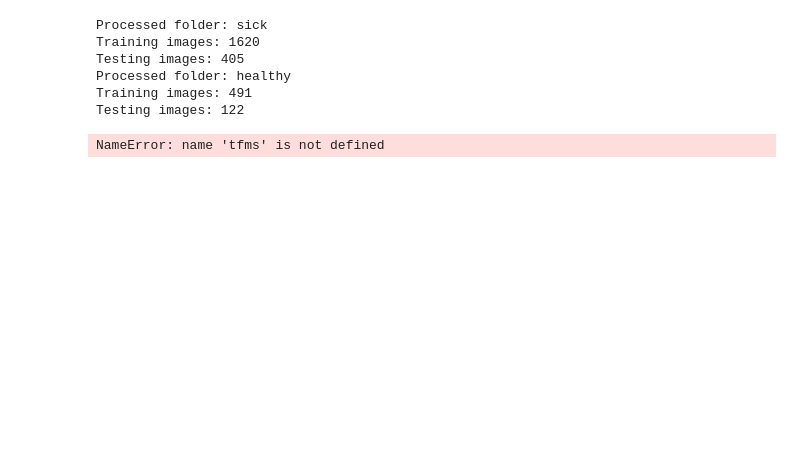
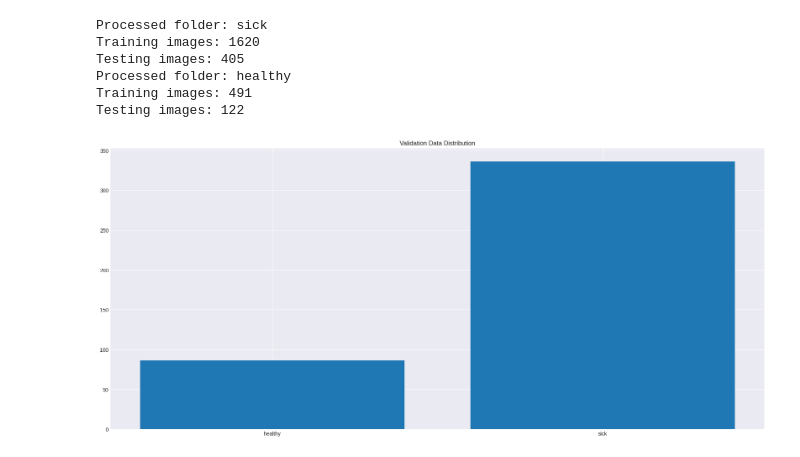
Before and after one commit to Stephaaniee/ProjectWork, a Jupyter notebook: Data_Fast_AI.ipynb, the cells around one changed output. Saved outputs shown, nothing was run; the diff lists cells and outputs as text; code cells hidden in the pictures; blank space fills up the shorter version.

```diff
--- a/Data_Fast_AI.ipynb
+++ b/Data_Fast_AI.ipynb
@@ -101,8 +128,41 @@ Processed folder: healthy
 Training images: 491
 Testing images: 122
 # %%
-# build fast data set loaders
-np.random.seed(42)
-data = ImageDataLoaders.from_folder(path, ds_tfms=tfms, size=24)
+# # build fast data set loaders
+# np.random.seed(42)
+# data = ImageDataLoaders.from_folder(path, ds_tfms=tfms, size=24)
-# %% [output]
-NameError: name 'tfms' is not defined
+# %%
+#REFERENCE: https://medium.com/@qasimr.1097/journeying-through-fastai-building-an-image-classifier-using-kaggle-data-9bc5762fe676
+
+# defining the path to our training images
+train_folder = "/content/drive/MyDrive/train_folder"
+# creating a pipeline for data assembly using fast.ai DataBlock api
+asl = DataBlock(blocks=(ImageBlock, CategoryBlock),
+                get_items = get_image_files,
+                splitter = RandomSplitter(valid_pct=0.2, seed=42),
+                get_y = parent_label,
+                item_tfms = RandomResizedCrop(200, min_scale=0.5),
+                batch_tfms = aug_transforms(mult=2)
+               )
+# loading in the data with a batch size of 32, using fast.ai dataloaders
+dls = asl.dataloaders(train_folder, bs = 32)
+# %%
+#view distribution of dataset
+from collections import Counter
+
+plt.style.use('seaborn-darkgrid')
+
+def category_count(class_items, title):
+
+  list_of_classes = [path.parts[-2] for path in class_items]
+  d = dict(sorted(Counter(list_of_classes).items()))
+
+  fig, ax = plt.subplots(figsize=(18,8))
+  fig.tight_layout()
+
+  plt.title(title)
+  ax.bar(d.keys(), d.values())
+
+category_count(dls.valid_ds.items, 'Validation Data Distribution')
+# %% [output]
+[figure, added]
```
Also changed, not shown: parts of 13 cells of this notebook.
